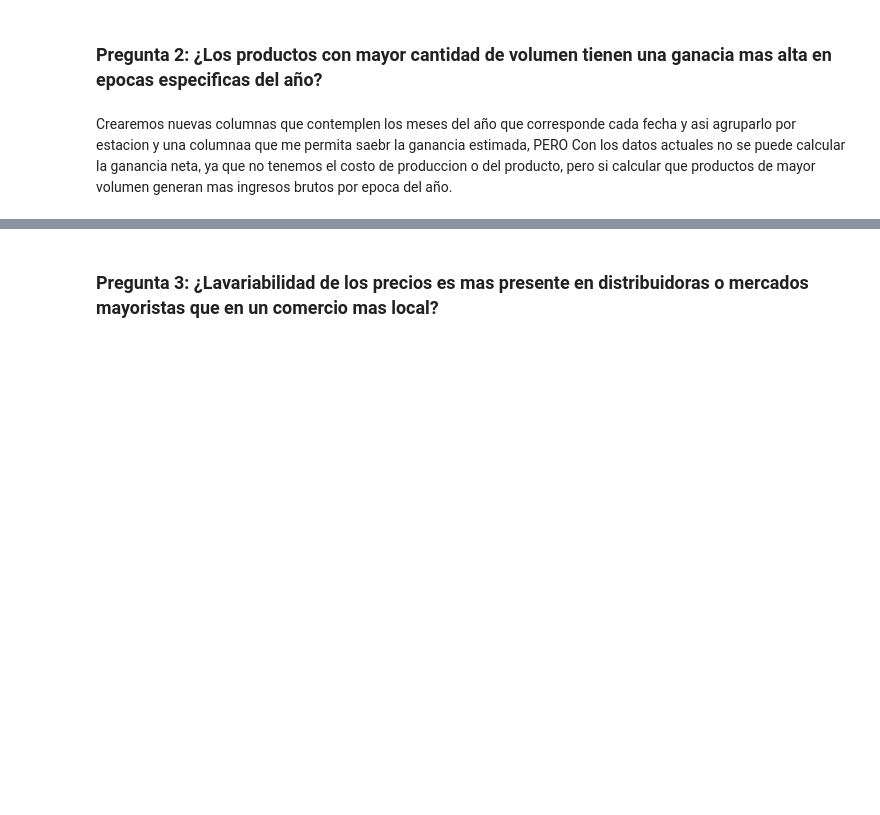
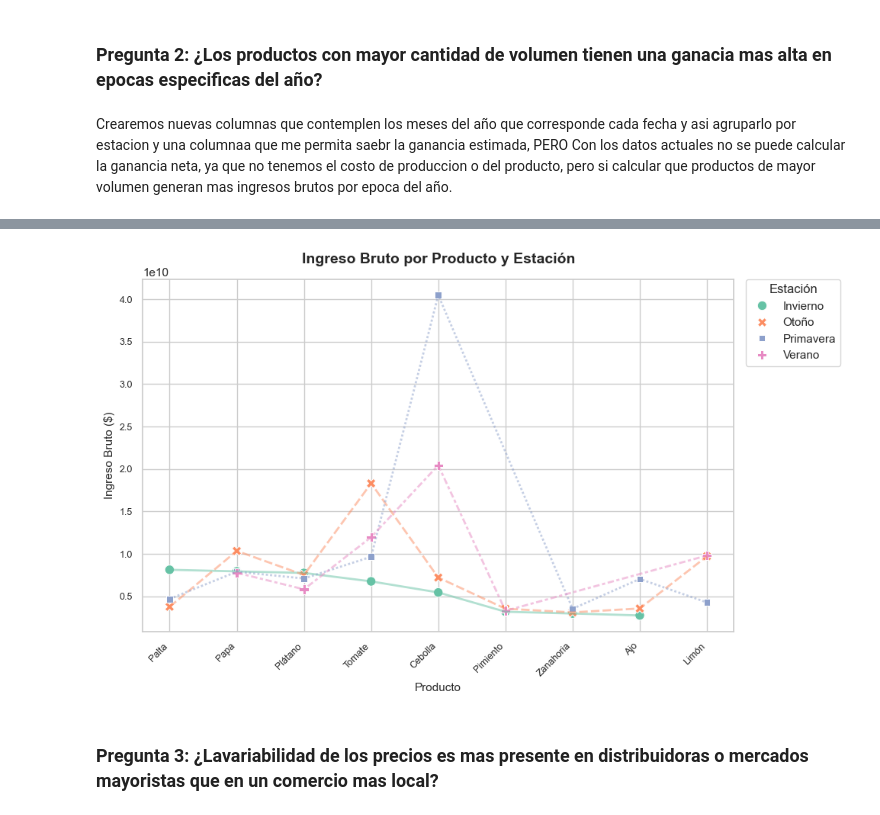
Before and after one commit to siwikiwi/Infovis, a Jupyter notebook: E1/region_metropolitana.ipynb, the cells around one changed output, grey strips where cells are left out. Saved outputs shown, nothing was run; the diff lists cells and outputs as text; code cells hidden in the pictures; blank space fills up the shorter version.

```diff
--- a/E1/region_metropolitana.ipynb
+++ b/E1/region_metropolitana.ipynb
@@ -142,0 +221,2 @@ frutas_rm
+# %%
+lista = top3.groupby("Producto")["Ingreso Bruto"].sum().sort_values(ascending=False)
@@ -142,0 +243,2 @@ frutas_rm
+# %%
+cosas = lista.index[0:9]
@@ -142,0 +251,2 @@ frutas_rm
+# %%
+top10 = top3[top3["Producto"].isin(cosas)]
@@ -143,2 +273,53 @@ frutas_rm
+# %%
+import matplotlib.pyplot as plt
+import seaborn as sns
+
+# 1. Definimos el orden de las estaciones para que sea consistente en ambos gráficos
+orden_estaciones = top10["Season"].unique()
+
+# Configuración de estilo visual
+sns.set_theme(style="whitegrid")
+plt.figure(figsize=(10, 6))
+
+# 2. LÍNEAS CON TEXTURA
+sns.lineplot(
+    data=top10,
+    x="Producto",
+    y="Ingreso Bruto",
+    hue="Season",
+    style="Season",
+    hue_order=orden_estaciones,   # FORZAMOS EL MISMO ORDEN DE COLOR
+    style_order=orden_estaciones, # FORZAMOS EL MISMO ORDEN DE TEXTURA
+    legend=False,
+    alpha=0.5,
+    linewidth=2,
+    palette="Set2"                # Asegúrate de usar la misma paleta en ambos
+)
+
+# 3. PUNTOS CON FORMAS
+sns.scatterplot(
+    data=top10,
+    x="Producto",
+    y="Ingreso Bruto",
+    hue="Season",
+    style="Season",
+    hue_order=orden_estaciones,   # MISMO ORDEN AQUÍ
+    style_order=orden_estaciones, # MISMO ORDEN AQUÍ
+    s=80,
+    palette="Set2",               # MISMA PALETA AQUÍ
+    alpha=1.0
+)
+
+# Ajustes de etiquetas y ángulo
+plt.title("Ingreso Bruto por Producto y Estación", fontsize=14, fontweight='bold', pad=15)
+plt.xticks(rotation=45, ha='right', fontsize=9) # 'ha=right' alinea mejor las etiquetas rotadas
+plt.yticks(fontsize=9)
+plt.xlabel("Producto", fontsize=11)
+plt.ylabel("Ingreso Bruto ($)", fontsize=11)
+
+plt.legend(title="Estación", bbox_to_anchor=(1.02, 1), loc='upper left', borderaxespad=0)
+plt.show()
+# %% [output]
+[figure, added]
 # %% [markdown]
 ###  Pregunta 3: ¿Lavariabilidad de los precios es mas presente en distribuidoras o mercados mayoristas que en un comercio mas local?
```
Also changed, not shown: parts of 13 cells of this notebook.
